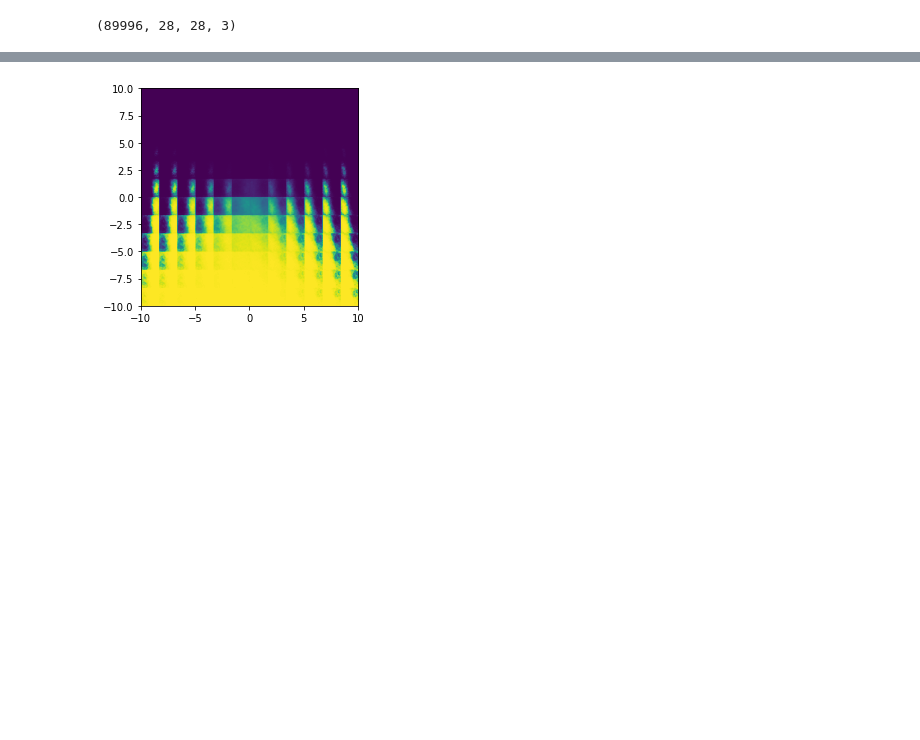
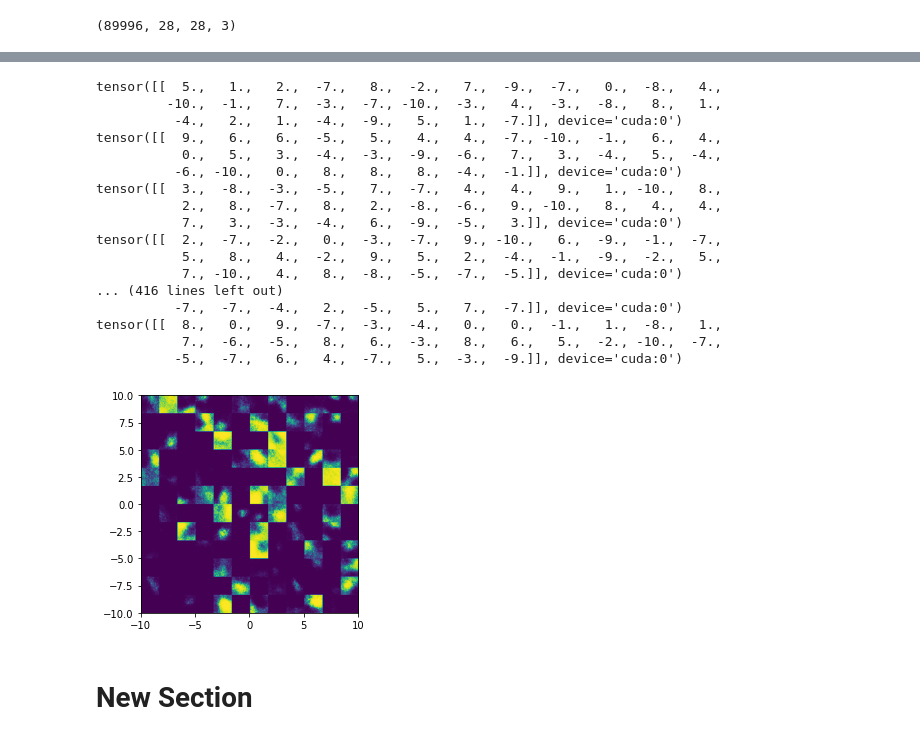
Before and after one commit to RuHae/TGM_Project, a Jupyter notebook: Samples/TGM_investigation.ipynb, the cells around one changed output, grey strips where cells are left out. Drawn from its saved outputs; the diff is of its cells as text; code cells hidden in the pictures; blank space fills up the shorter version.

```diff
--- a/Samples/TGM_investigation.ipynb
+++ b/Samples/TGM_investigation.ipynb
@@ -58,7 +78,7 @@ train_dataset.imgs.shape
 (89996, 28, 28, 3)
 # %%
 # tutorial: https://avandekleut.github.io/vae/
-device = 'cpu'
+device = torch.device("cuda:0" if torch.cuda.is_available() else "cpu")
 
 class VariationalEncoder(nn.Module):
     def __init__(self, latent_dims):
@@ -69,8 +89,8 @@ class VariationalEncoder(nn.Module):
         self.linear3 = nn.Linear(512, latent_dims)
 
         self.N = torch.distributions.Normal(0, 1)
-        self.N.loc = self.N.loc#.cuda() # hack to get sampling on the GPU
-        self.N.scale = self.N.scale#.cuda()
+        self.N.loc = self.N.loc.cuda() # hack to get sampling on the GPU
+        self.N.scale = self.N.scale.cuda()
         self.kl = 0
 
     def forward(self, x):
@@ -104,17 +124,17 @@ class VariationalAutoencoder(nn.Module):
         z = self.encoder(x)
         return self.decoder(z)
 
-def train(autoencoder, data, epochs=5):
+def train(autoencoder, data, epochs=5, lr=0.001):
     # only for fast training
     nsamples = 100
-    opt = torch.optim.Adam(autoencoder.parameters())
+    opt = torch.optim.Adam(autoencoder.parameters(), lr=lr)
     for epoch in range(epochs):
         i = 0
         for x, y in data:
             if i > nsamples:
                 break
             i= i + 1
-            x = x#.to(device) # GPU
+            x = x.to(device) # GPU
             opt.zero_grad()
             x_hat = autoencoder(x)
             loss = ((x - x_hat)**2).sum() + autoencoder.encoder.kl
@@ -132,21 +152,23 @@ def plot_latent(autoencoder, data, num_batches=100):
             break
     plt.show()
 # %%
-def plot_reconstructed(autoencoder, r0=(-5, 10), r1=(-10, 5), n=12):
+def plot_reconstructed(autoencoder, r0=(-5, 10), r1=(-10, 5), n=12, latent_dim=2):
     w = 28
     img = np.zeros((n*w, n*w))
     for i, y in enumerate(np.linspace(*r1, n)):
         for j, x in enumerate(np.linspace(*r0, n)):
-            z = torch.Tensor([[x, y]]).to(device)
+            z = torch.randint(-10,10, (1,latent_dim), dtype=torch.float, device=device)
+            # z = torch.Tensor([[x, y]]).to(device)
             x_hat = autoencoder.decoder(z)
+            # print(z)
             x_hat = x_hat.reshape(28, 28).to('cpu').detach().numpy()
             img[(n-1-i)*w:(n-1-i+1)*w, j*w:(j+1)*w] = x_hat
     plt.imshow(img, extent=[*r0, *r1])
     plt.show()
 # %%
-latent_dims = 2 #hyperparameter we can optimze?
-vae = VariationalAutoencoder(latent_dims)#.to(device) # GPU
+latent_dims = 32 #hyperparameter we can optimze?
+vae = VariationalAutoencoder(latent_dims).to(device) # GPU
 
-vae = train(vae, train_loader)
+vae = train(vae, train_loader, lr=0.0001)
 plot_latent(vae, train_loader)
 # %% [output]
@@ -154,4 +184,23 @@ plot_latent(vae, train_loader)
 # %%
-plot_reconstructed(vae, r0=(-10, 10), r1=(-10, 10))
+plot_reconstructed(vae, r0=(-10, 10), r1=(-10, 10), latent_dim=latent_dims)
 # %% [output]
+tensor([[  5.,   1.,   2.,  -7.,   8.,  -2.,   7.,  -9.,  -7.,   0.,  -8.,   4.,
+         -10.,  -1.,   7.,  -3.,  -7., -10.,  -3.,   4.,  -3.,  -8.,   8.,   1.,
+          -4.,   2.,   1.,  -4.,  -9.,   5.,   1.,  -7.]], device='cuda:0')
+tensor([[  9.,   6.,   6.,  -5.,   5.,   4.,   4.,  -7., -10.,  -1.,   6.,   4.,
+           0.,   5.,   3.,  -4.,  -3.,  -9.,  -6.,   7.,   3.,  -4.,   5.,  -4.,
+          -6., -10.,   0.,   8.,   8.,   8.,  -4.,  -1.]], device='cuda:0')
+tensor([[  3.,  -8.,  -3.,  -5.,   7.,  -7.,   4.,   4.,   9.,   1., -10.,   8.,
+           2.,   8.,  -7.,   8.,   2.,  -8.,  -6.,   9., -10.,   8.,   4.,   4.,
+           7.,   3.,  -3.,  -4.,   6.,  -9.,  -5.,   3.]], device='cuda:0')
+tensor([[  2.,  -7.,  -2.,   0.,  -3.,  -7.,   9., -10.,   6.,  -9.,  -1.,  -7.,
+           5.,   8.,   4.,  -2.,   9.,   5.,   2.,  -4.,  -1.,  -9.,  -2.,   5.,
+           7., -10.,   4.,   8.,  -8.,  -5.,  -7.,  -5.]], device='cuda:0')
+... (416 lines left out)
+          -7.,  -7.,  -4.,   2.,  -5.,   5.,   7.,  -7.]], device='cuda:0')
+tensor([[  8.,   0.,   9.,  -7.,  -3.,  -4.,   0.,   0.,  -1.,   1.,  -8.,   1.,
+           7.,  -6.,  -5.,   8.,   6.,  -3.,   8.,   6.,   5.,  -2., -10.,  -7.,
+          -5.,  -7.,   6.,   4.,  -7.,   5.,  -3.,  -9.]], device='cuda:0')
-[figure, old version]
+[figure, new version]
+# %% [markdown]
+# New Section
```
Also changed, not shown: parts of 5 cells of this notebook.
